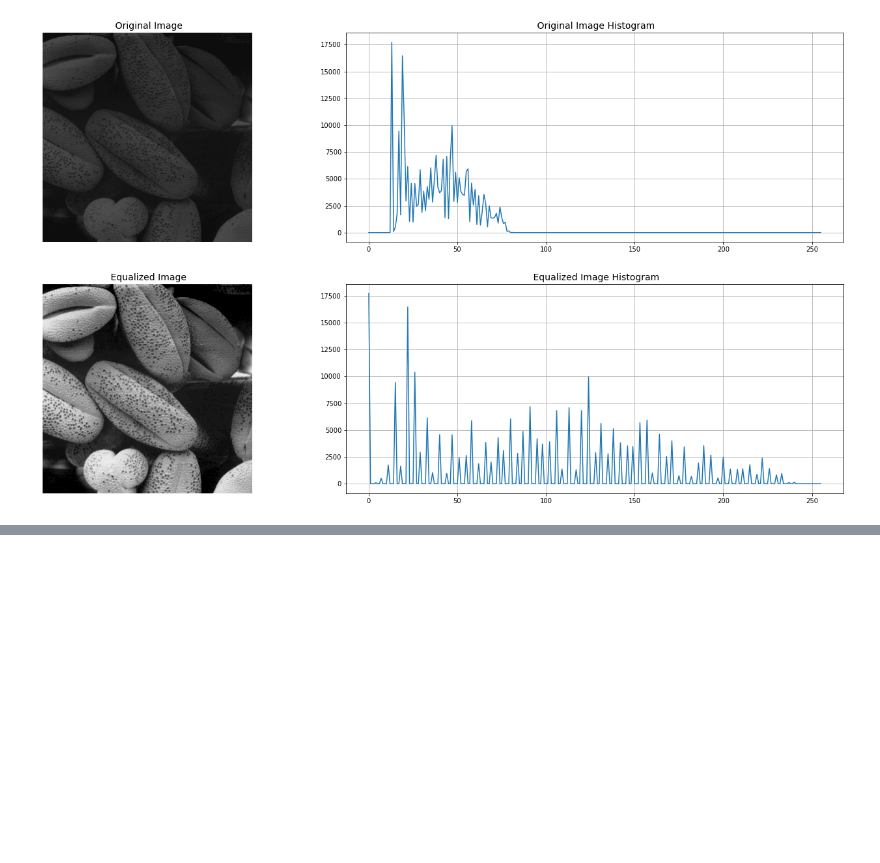
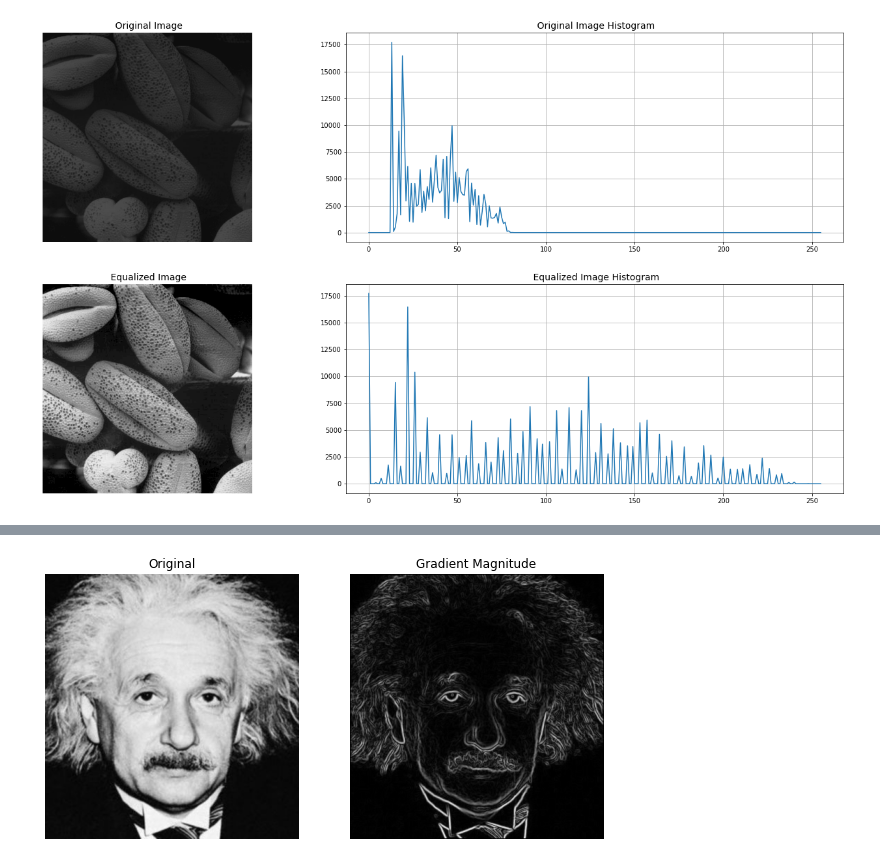
Before and after one commit to SamalPunsara/Assignment-01, a Jupyter notebook: Assignment01.ipynb, the cells around one changed output, grey strips where cells are left out. Drawn from its saved outputs; the diff is of its cells as text; code cells hidden in the pictures; blank space fills up the shorter version.

```diff
--- a/Assignment01.ipynb
+++ b/Assignment01.ipynb
@@ -227,0 +253,24 @@ plt.show()
+# %%
+m = image6.shape[0]
+n = image6.shape[1]
+im_sobel1 = np.zeros((m, n), np.uint8)
+for i in range(1, m-1):
+    for j in range(1, n-1):
+        f_xx = image6[i-1, j-1]*(-1) + image6[i-1, j]*(-2) + image6[i-1, j+1]*(-1) + image6[i+1, j-1]*1 + image6[i+1, j]*2 + image6[i+1, j+1]*1
+        f_yy = image6[i-1, j-1]*(-1) + image6[i, j-1]*(-2) + image6[i-1, j+1]*1 + image6[i+1, j-1]*(-1) + image6[i, j+1]*2 + image6[i+1, j+1]*1
+        val = np.sqrt(f_xx**2 + f_yy**2)
+        im_sobel1[i, j] = (val / 1020) * 255
+
+fig, ax = plt.subplots(1, 2, figsize=(10, 10))
+
+ax[0].imshow(image6, cmap = "gray")
+ax[0].set_title("Original")
+ax[0].axis("off")
+
+ax[1].imshow(im_sobel1, cmap = "gray")
+ax[1].set_title("Gradient Magnitude")
+ax[1].axis("off")
+
+plt.show()
+# %% [output]
+[figure, added]
```
Also changed, not shown: parts of 5 cells of this notebook.
